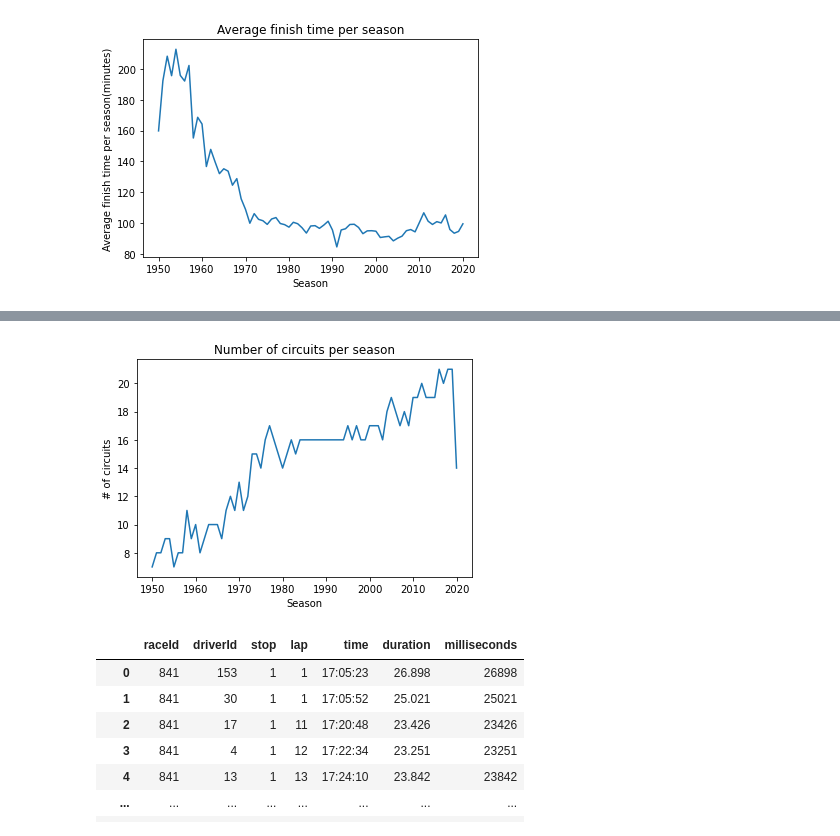
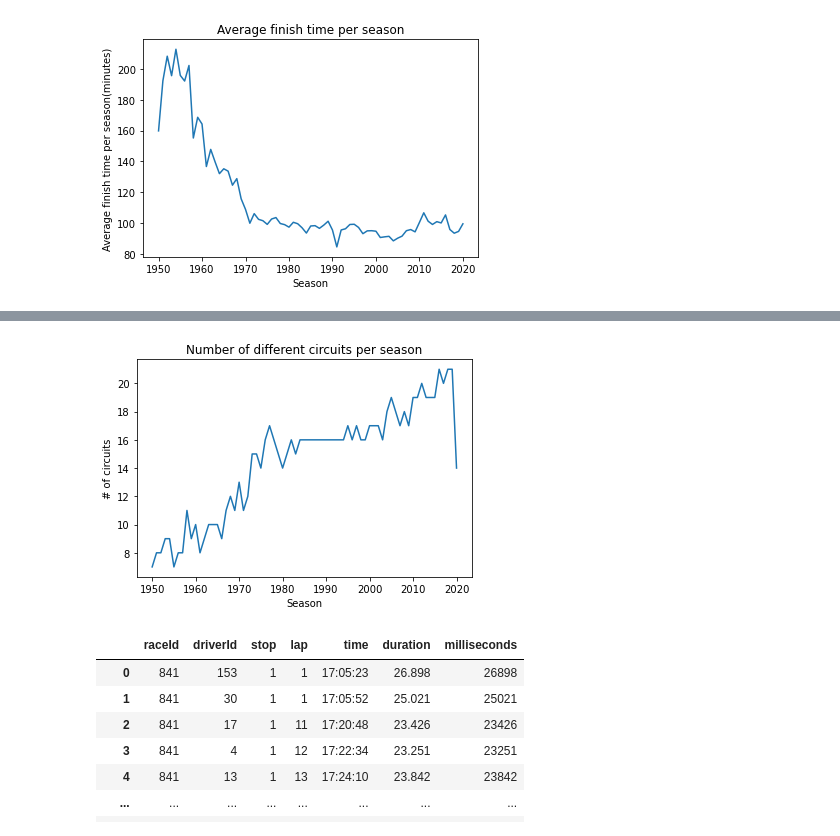
Before and after one commit to data301-2021-winter1/group16-project, a Jupyter notebook: notebooks/analysis1.ipynb, the cells around one changed output, grey strips where cells are left out. Saved outputs shown, nothing was run; the diff lists cells and outputs as text; code cells hidden in the pictures.

```diff
--- a/notebooks/analysis1.ipynb
+++ b/notebooks/analysis1.ipynb
@@ -38,10 +42,5 @@ To get some inseights into the data we will look at the following parts of the d
 # %%
 #Finding the average times per season
-import matplotlib.pyplot as plt
-
-#Merging the races and results dataframe
-races2= races.drop(["round","name","date","time","url"],axis=1)
-results_races = pd.merge(results,races2,on="raceId",how="left")
 
 #Going through each season and finding the average time for all the cars that finish the race
 avg_time=[[],[]]
@@ -59,3 +58,19 @@ plt.ylabel("Average finish time per season(minutes)")
 plt.show()
 # %% [output]
 [figure]
+# %%
+#For the fastest lap there is only data from 2004 and onwards
+#We find the mean fastest lap for each season devided by the mean number of laps driven each season.
+
+#Going through each season and finding the average time for all the cars that finish the race
+mean_lap=[[],[]]
+for i in range(1950,2021):
+    season = results_races[results_races["year"]==i]
+    mean = season["fastestLap"].mean()/season["laps"].mean()
+    mean_lap[0].append(i)
+    mean_lap[1].append(mean)
+plt.plot(mean_lap[0],mean_lap[1])
+plt.title("Mean Fastest Lap # /Mean # of laps driven per race")
+plt.xlabel("Season")
+plt.ylabel("Lap")
+plt.show()
@@ -62,18 +79,18 @@ plt.show()
 # %%
 #Number of circuits per season
 year_season =[[],[]]
 for i in range(1950,2021):
     season = results_races[results_races["year"]==i]
     n = season.circuitId.unique()
     year_season[0].append(i)
     year_season[1].append(len(n))
 plt.plot(year_season[0],year_season[1])
-plt.title("Number of circuits per season")
+plt.title("Number of different circuits per season")
 plt.xlabel("Season")
 plt.ylabel("# of circuits")
 plt.show()
 # %% [output]
-[figure, old version]
+[figure, new version]
 # %%
 pit_stops
 # %% [output]
```
Also changed, not shown: parts of 3 cells of this notebook, 1 other file.
